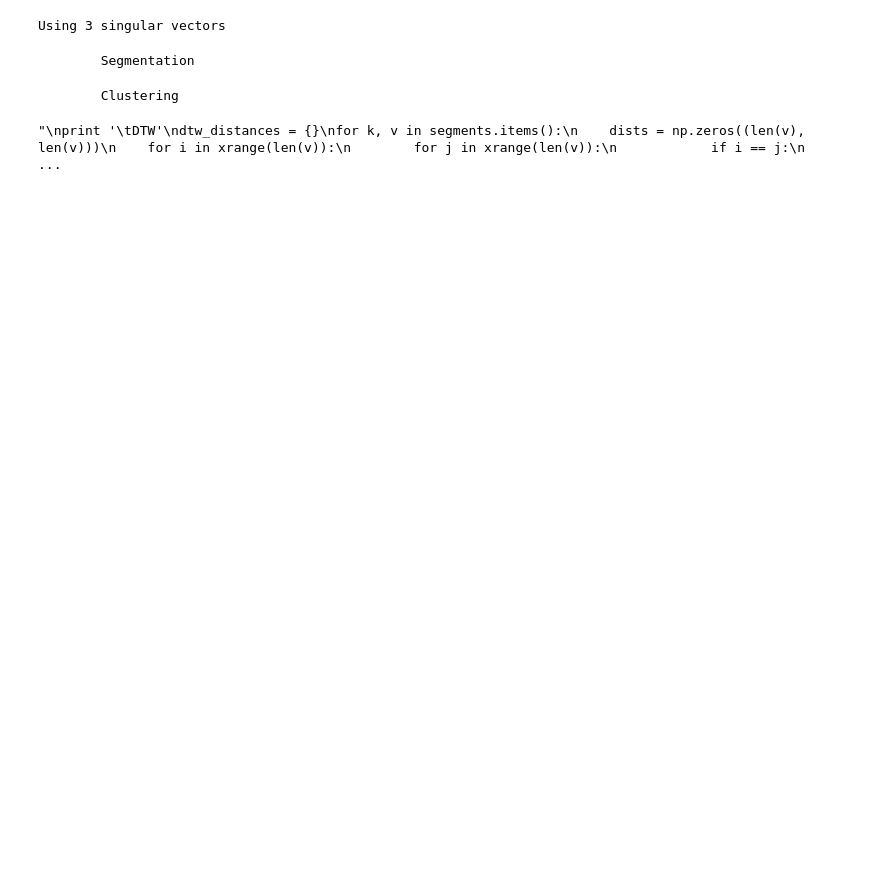
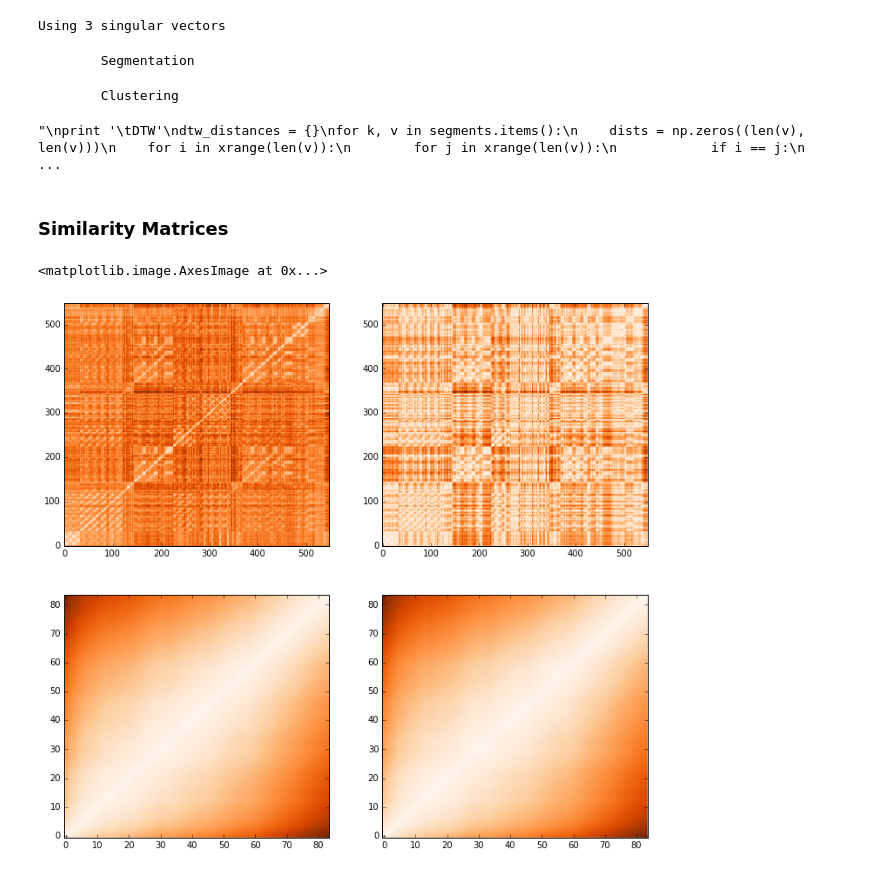
Before and after one commit to rafaelvalle/music_segmentation, a Jupyter notebook: ProjectionExperiments.ipynb, the cells around one changed output. Drawn from its saved outputs; the diff is of its cells as text; code cells hidden in the pictures; blank space fills up the shorter version.

```diff
--- a/ProjectionExperiments.ipynb
+++ b/ProjectionExperiments.ipynb
@@ -53,11 +52,14 @@ def extract_features(file_path, file_ext, feature, cutoff=0.1, sr=1, order=1,
     # project feature
     feats['SVD({})'.format(feature)] = svd(feats[feature], n_singv=0, threshold=.6, inc_proj=True)[1]
 
-    """
+
     # low pass filtered signal
     feats['LPF({})'.format(feature)] = lpf(feats[feature], cutoff, sr, order)
+
+    # low pass filtered svd signal
+    feats['LPF(SVD({}))'.format(feature)] = lpf(feats['SVD({})'.format(feature)], cutoff, sr, order)
+
     """
-
     # Extract 2D-FFT
     data = compute_2d_fft(feats[feature], n_fft, hop_length)
     #data = data.T
@@ -71,6 +73,7 @@ def extract_features(file_path, file_ext, feature, cutoff=0.1, sr=1, order=1,
     # transpose and reshape FFT data to have (frequencies, n_obs)
     #data = data.reshape(data.shape[0]*data.shape[1], data.shape[2])
     feats['2D-FFT(SVD({}))'.format(feature)] = data
+    """
 
     """
     # extract power spectrum of feature, remove F0
@@ -362,6 +367,33 @@ for k, v in dtw_distances.items():
 """
 # %% [output]
 "\nprint '\tDTW'\ndtw_distances = {}\nfor k, v in segments.items():\n    dists = np.zeros((len(v), len(v)))\n    for i in xrange(len(v)):\n        for j in xrange(len(v)):\n            if i == j:\n    ...
+# %% [markdown]
+### Similarity Matrices
+# %%
+fig, axes = plt.subplots(2, 2, figsize=(12, 11))
+axes[0, 0].imshow(squareform(pdist(feats['cqt'].T)),
+              interpolation='none',
+              origin='low',
+              aspect='auto',
+              cmap=plt.cm.Oranges)
+axes[0, 1].imshow(squareform(pdist(feats['SVD(cqt)'].T)),
+              interpolation='none',
+              origin='low',
+              aspect='auto',
+              cmap=plt.cm.Oranges)
+axes[1, 0].imshow(squareform(pdist(feats['LPF(cqt)'])),
+              interpolation='none',
+              origin='low',
+              aspect='auto',
+              cmap=plt.cm.Oranges)
+axes[1, 1].imshow(squareform(pdist(feats['LPF(SVD(cqt))'])),
+              interpolation='none',
+              origin='low',
+              aspect='auto',
+              cmap=plt.cm.Oranges)
+# %% [output]
+<matplotlib.image.AxesImage at 0x...>
+[figure, added]
 # %%
 # clean axes and update data individually
 plt.suptitle(ntpath.basename(file_path))
```
Also changed, not shown: parts of 9 cells of this notebook.
